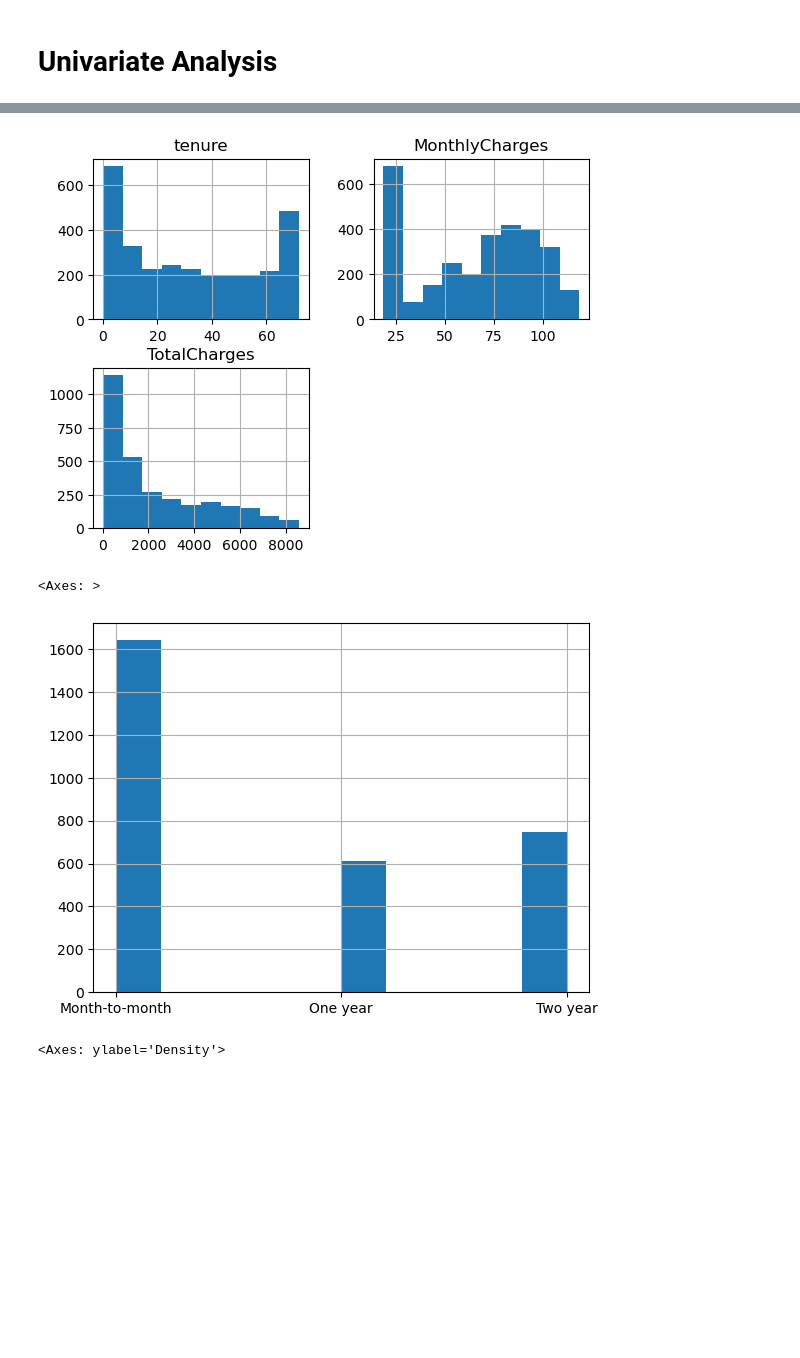
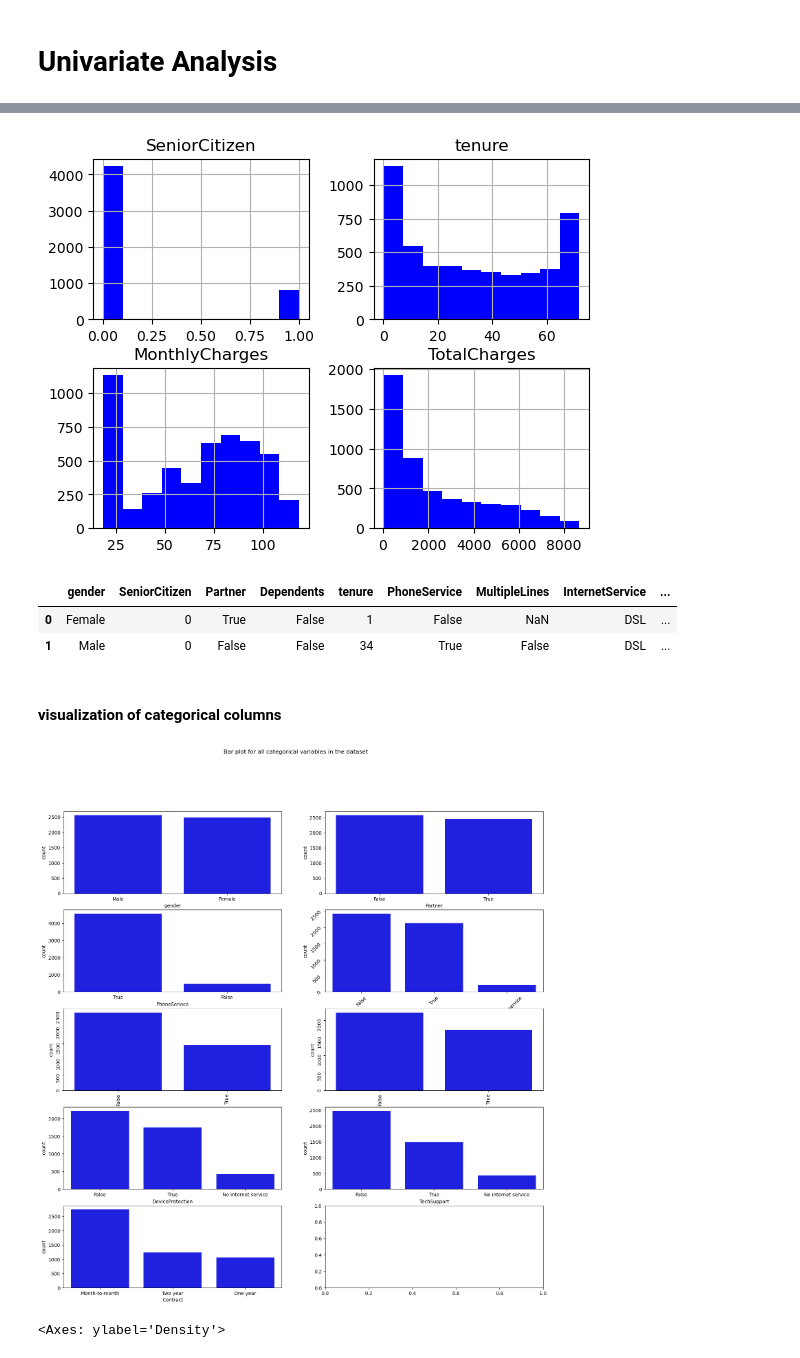
Before and after one commit to obiuzoma/LP2_Project, a Jupyter notebook: lp2.ipynb, the cells around one changed output, grey strips where cells are left out. Drawn from its saved outputs; the diff is of its cells as text; code cells hidden in the pictures; blank space fills up the shorter version.

```diff
--- a/lp2.ipynb
+++ b/lp2.ipynb
@@ -227,13 +335,41 @@ data
 # %%
-churn_data.hist()
+
+data_df.hist(color='blue')
 plt.show()
 # %% [output]
-[figure, old version]
+[figure, new version]
-# %%
-churn_data['Contract'].hist()
-# %% [output]
-<Axes: >
-[figure, removed]
+# %%
+data_df.head(2)
+# %% [output]
+|  | gender | SeniorCitizen | Partner | Dependents | tenure | PhoneService | MultipleLines | InternetService | ... |
+| 0 | Female | 0 | True | False | 1 | False | NaN | DSL | ... |
+| 1 | Male | 0 | False | False | 34 | True | False | DSL | ... |
+# %% [markdown]
+#### visualization of categorical columns
+# %%
+fig, axes = plt.subplots(5, 2, figsize = (18, 18))
+fig.suptitle('Bar plot for all categorical variables in the dataset')
+sns.countplot(ax = axes[0, 0], x = 'gender', data = data_df, color = 'blue',
+              order = data_df['gender'].value_counts().index);
+sns.countplot(ax = axes[0, 1], x = 'Partner', data = data_df, color = 'blue',
+              order = data_df['Partner'].value_counts().index);
+sns.countplot(ax = axes[1, 0], x = 'PhoneService', data = data_df, color = 'blue',
+              order = data_df['PhoneService'].value_counts().index);
+sns.countplot(ax = axes[1, 1], x = 'MultipleLines', data = data_df, color = 'blue',
+              order = data_df['MultipleLines'].value_counts().index);
+sns.countplot(ax = axes[2, 0], x = 'OnlineSecurity', data = data_df, color = 'blue',
+              order = data_df['OnlineSecurity'].head(20).value_counts().index);
+sns.countplot(ax = axes[2, 1], x = 'OnlineBackup', data = data_df, color = 'blue',
+              order = data_df['OnlineBackup'].head(20).value_counts().index);
+sns.countplot(ax=axes[3,0], x='DeviceProtection', data= data_df, color='blue',
+              order=data_df['DeviceProtection'].value_counts().index);
+sns.countplot(ax= axes[3,1], x='TechSupport', data=data_df, color='blue', order=data_df['TechSupport'].value_counts().index);
+sns.countplot(ax= axes[4,0], x='Contract', data=data_df, color='blue', order=data_df['Contract'].value_counts().index);
+axes[1][1].tick_params(labelrotation=45);
+axes[2][0].tick_params(labelrotation=90);
+axes[2][1].tick_params(labelrotation=90);
+# %% [output]
+[figure, added]
 # %%
 churn_data['tenure'].plot(kind='kde')
 # %% [output]
```
Also changed, not shown: parts of 67 cells of this notebook, 1 other file.
